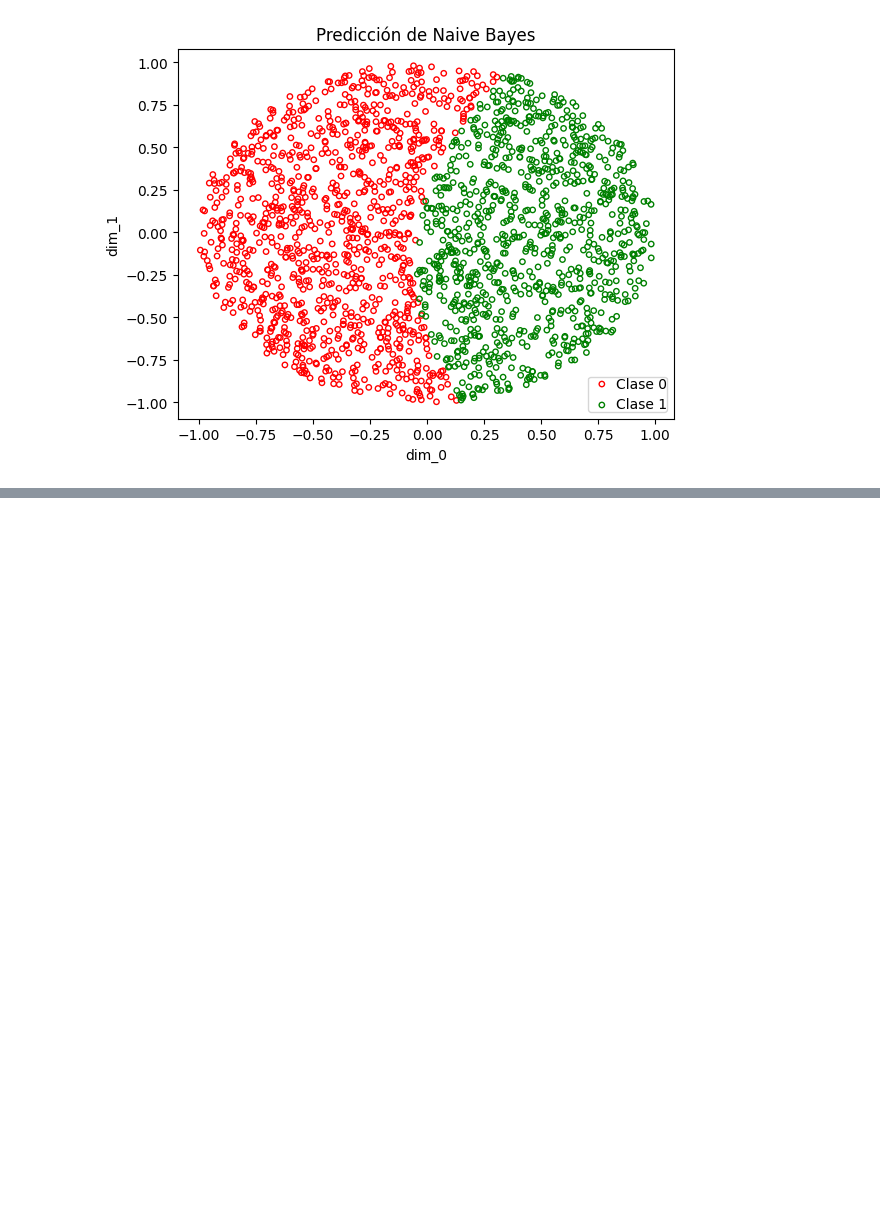
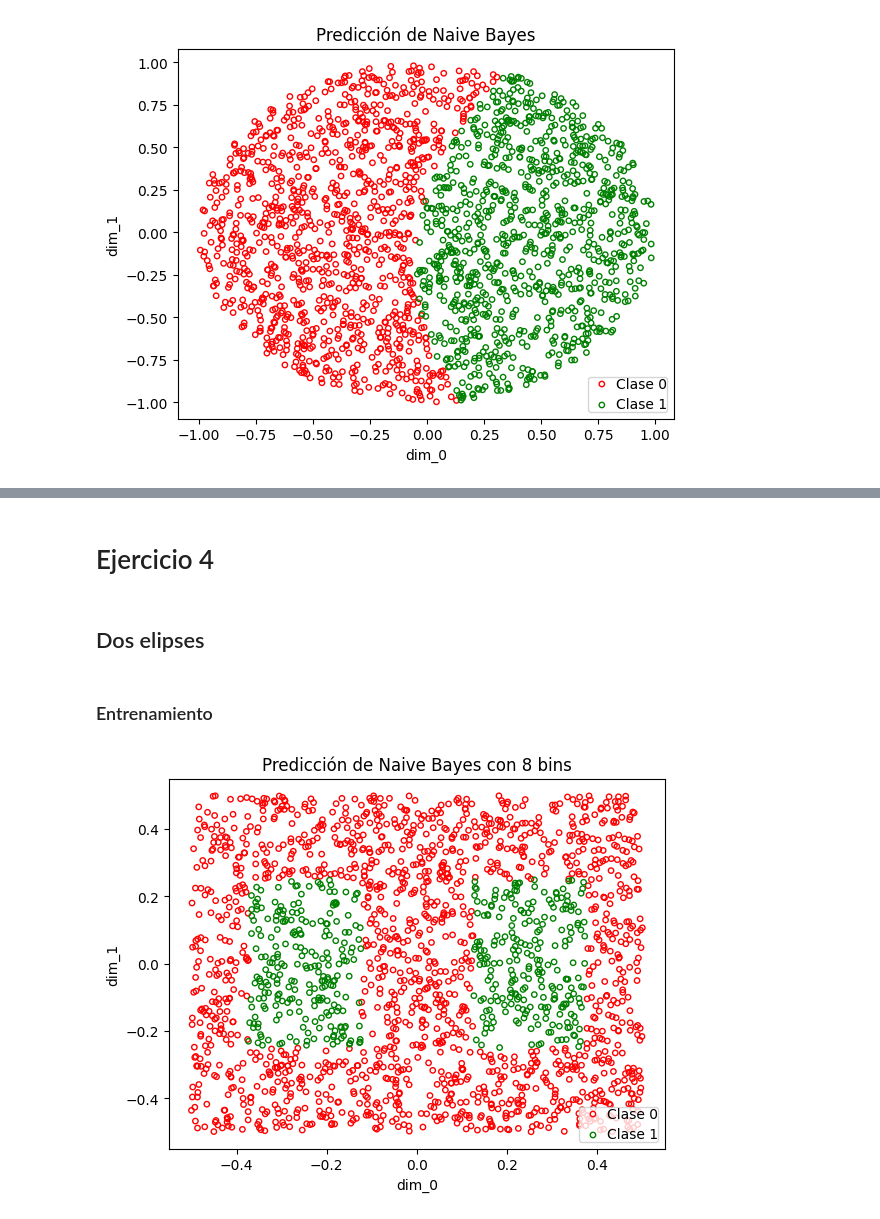
Before and after one commit to LautaroCerruti/ML-IAA-2024, a Jupyter notebook: TP3/TP3.ipynb, the cells around one changed output, grey strips where cells are left out. Drawn from its saved outputs; the diff is of its cells as text; code cells hidden in the pictures; blank space fills up the shorter version.

```diff
--- a/TP3/TP3.ipynb
+++ b/TP3/TP3.ipynb
@@ -693,0 +729,49 @@ Error de ANN fue 0.4385
+# %% [markdown]
+# Ejercicio 4
+# %% [markdown]
+## Dos elipses
+# %% [markdown]
+### Entrenamiento
+# %%
+X_data_aux, y_data_aux = cargar_csv("./data/dos_elipses.data", 2)
+X_test, y_test = cargar_csv("./data/dos_elipses.test", 2)
+
+X_data, _, y_data, _ = train_test_split(X_data_aux, y_data_aux, test_size = 0.5)
+X_train, X_val, y_train, y_val = train_test_split(X_data, y_data, test_size = 0.2)
+# %%
+bins_values = range(2, 100)
+discretizador = KBinsDiscretizer(n_bins=0, encode='ordinal', strategy='uniform')
+clasificador = CategoricalNB()
+
+best_clasificador, best_discretizador, error_train, error_val, error_test = entrenar_naive_bayes_histograma(clasificador, discretizador, bins_values, X_train, y_train, X_val, y_val, X_test, y_test)
+
+P_test = best_clasificador.predict(best_discretizador.transform(X_test))
+idx = np.where(P_test == 0)
+plt.scatter(
+    X_test.to_numpy()[idx, 0],
+    X_test.to_numpy()[idx, 1],
+    facecolors='none',
+    edgecolors='r',
+    label="Clase 0",
+    cmap=plt.cm.RdYlBu,
+    s=15,
+)
+
+idx = np.where(P_test == 1)
+plt.scatter(
+    X_test.to_numpy()[idx, 0],
+    X_test.to_numpy()[idx, 1],
+    facecolors='none',
+    edgecolors='g',
+    label="Clase 1",
+    cmap=plt.cm.RdYlBu,
+    s=15,
+)
+
+plt.xlabel("dim_0")
+plt.ylabel("dim_1")
+plt.legend(loc="lower right", borderpad=0, handletextpad=0)
+plt.title(f'Predicción de Naive Bayes con {best_discretizador.n_bins} bins')
+plt.show()
+# %% [output]
+[figure, added]
```
Also changed, not shown: parts of 6 cells of this notebook.
